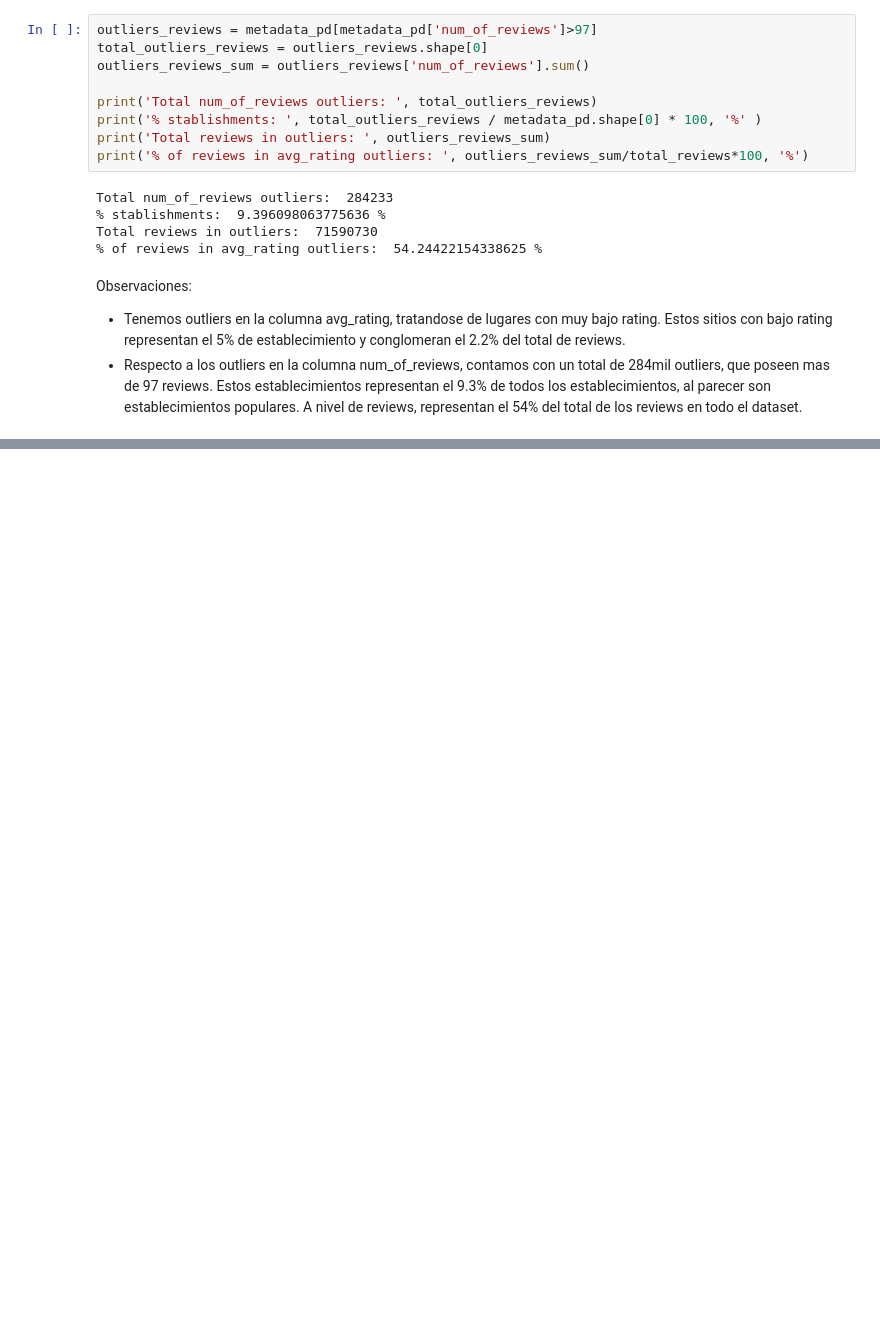
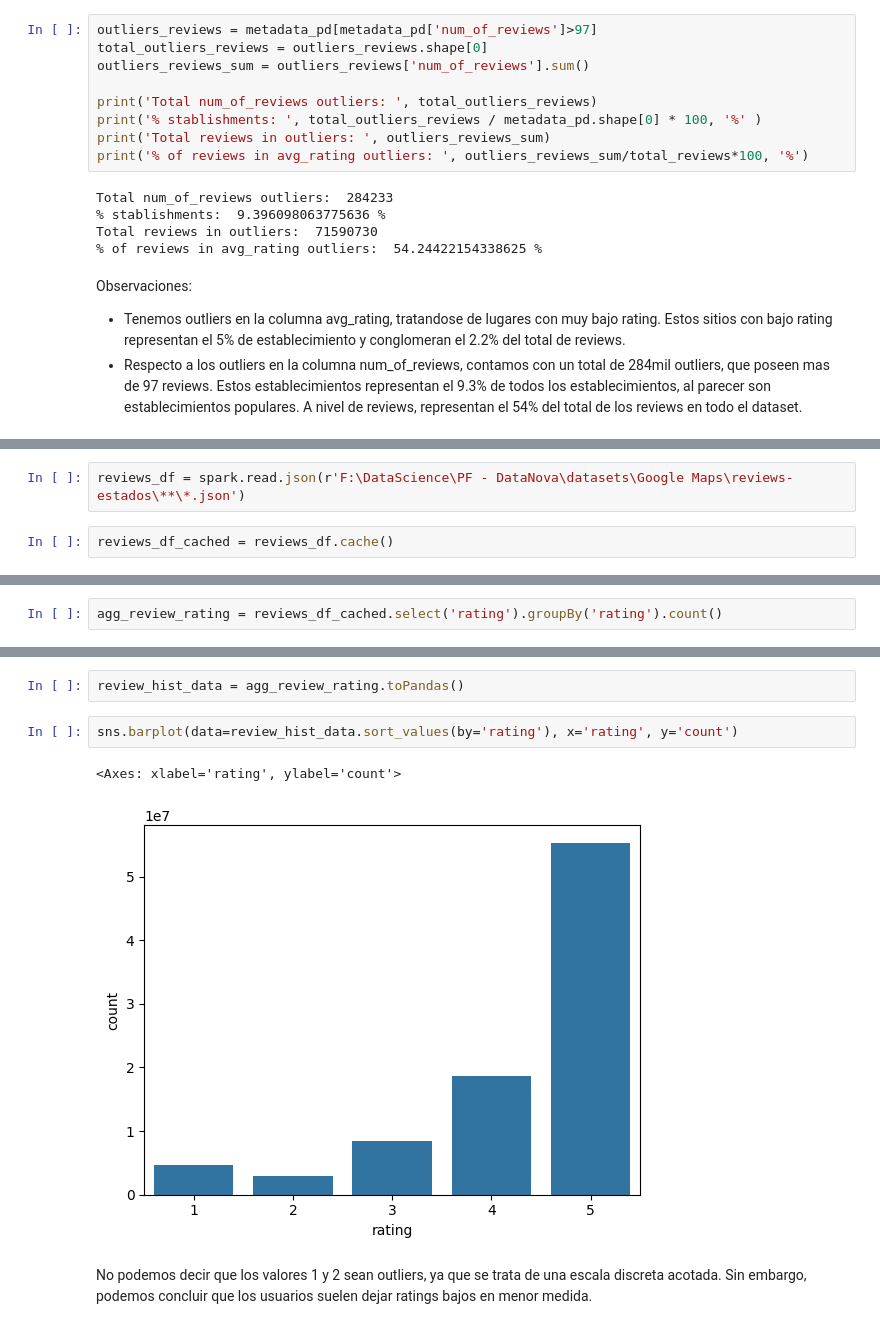
Before and after one commit to SDCaFlo/datapt11_pf_grupo02, a Jupyter notebook: EDA/Data Quality/EDA-Quality-google.ipynb, the cells around one changed output, grey strips where cells are left out. Cells and saved outputs as stored; diff of their text form; blank space fills up the shorter version.

```diff
--- a/EDA/Data Quality/EDA-Quality-google.ipynb
+++ b/EDA/Data Quality/EDA-Quality-google.ipynb
@@ -310,0 +318,4 @@ Observaciones:
+# %%
+reviews_df = spark.read.json(r'F:\DataScience\PF - DataNova\datasets\Google Maps\reviews-estados\**\*.json')
+# %%
+reviews_df_cached = reviews_df.cache()
@@ -310,0 +467,2 @@ Observaciones:
+# %%
+agg_review_rating = reviews_df_cached.select('rating').groupBy('rating').count()
@@ -310,0 +481,9 @@ Observaciones:
+# %%
+review_hist_data = agg_review_rating.toPandas()
+# %%
+sns.barplot(data=review_hist_data.sort_values(by='rating'), x='rating', y='count')
+# %% [output]
+<Axes: xlabel='rating', ylabel='count'>
+[figure, added]
+# %% [markdown]
+No podemos decir que los valores 1 y 2 sean outliers, ya que se trata de una escala discreta acotada. Sin embargo, podemos concluir que los usuarios suelen dejar ratings bajos en menor medida.
```
Also changed, not shown: parts of 23 cells of this notebook, 1 other file.
